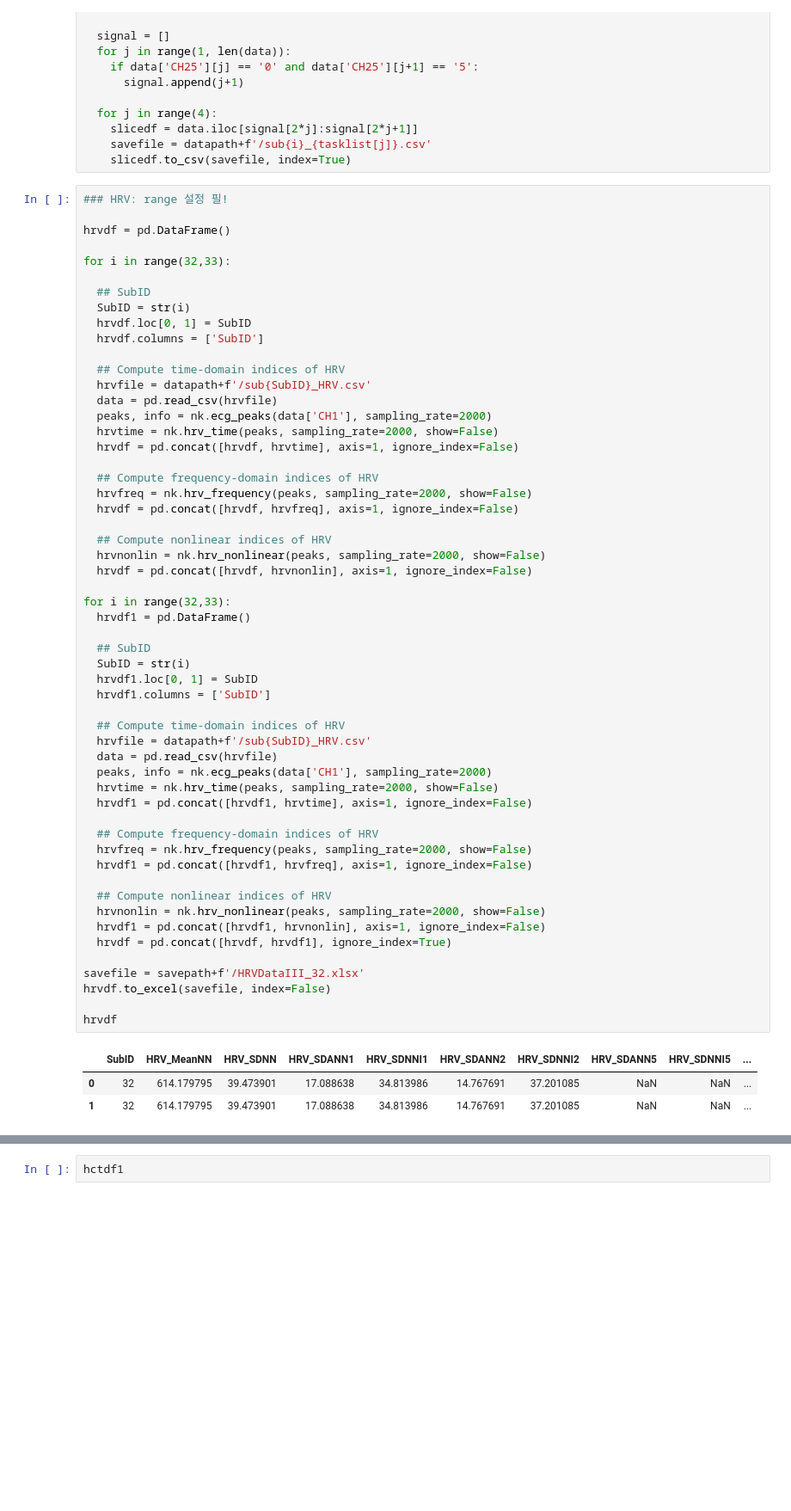
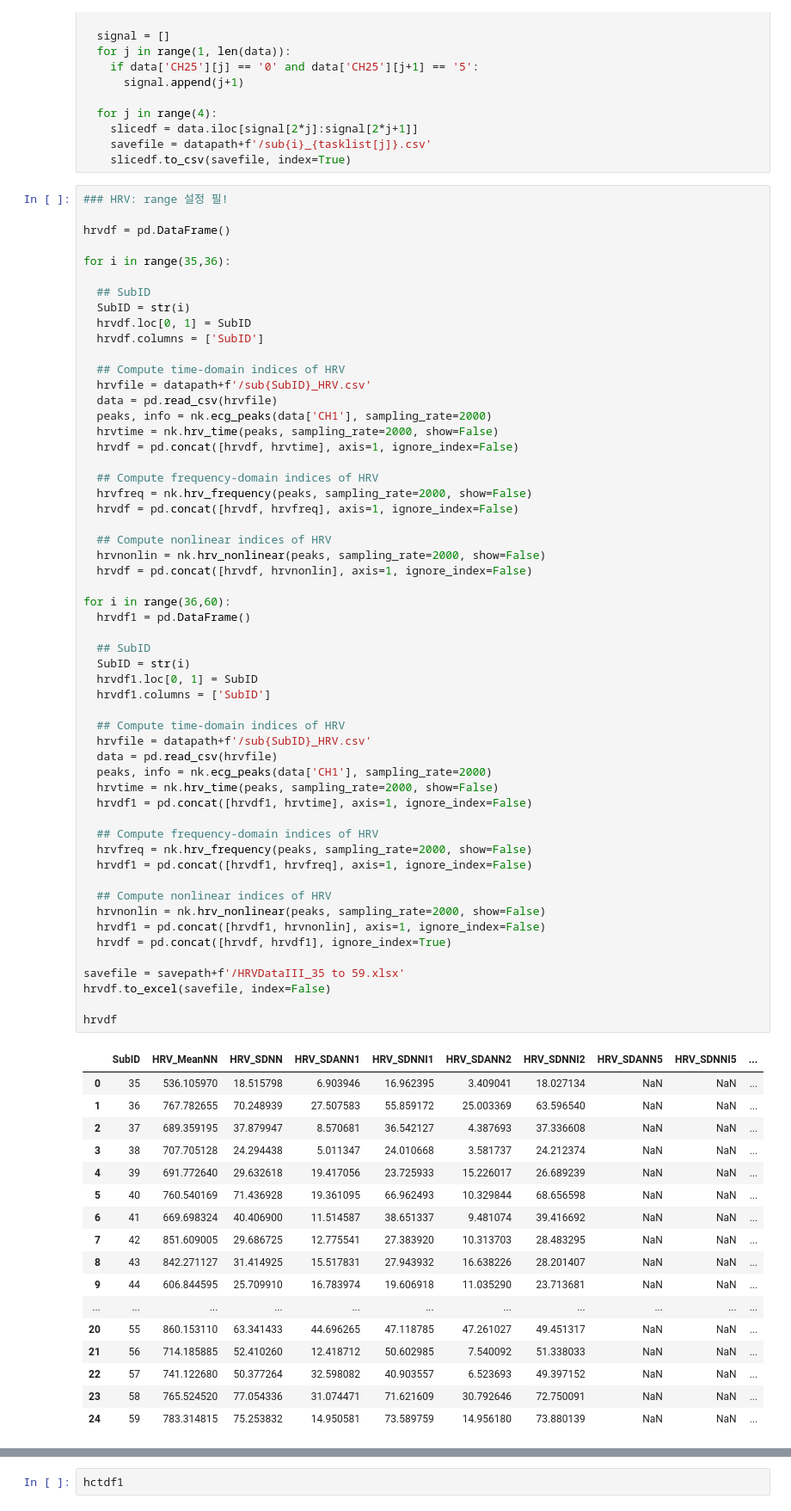
Before and after one commit to daonly/personal, a Jupyter notebook: [Conf]_physio.ipynb, the cells around one changed output, grey strips where cells are left out. Shown: that part at 86% size. Drawn from its saved outputs; the diff is of its cells as text; blank space fills up the shorter version.

```diff
--- a/[Conf]_physio.ipynb
+++ b/[Conf]_physio.ipynb
@@ -84,7 +84,7 @@ for i in range(32, 33):
 
 hrvdf = pd.DataFrame()
 
-for i in range(32,33):
+for i in range(35,36):
 
   ## SubID
   SubID = str(i)
@@ -106,35 +106,49 @@ for i in range(32,33):
   hrvnonlin = nk.hrv_nonlinear(peaks, sampling_rate=2000, show=False)
   hrvdf = pd.concat([hrvdf, hrvnonlin], axis=1, ignore_index=False)
 
-for i in range(32,33):
+for i in range(36,60):
   hrvdf1 = pd.DataFrame()
 
   ## SubID
   SubID = str(i)
   hrvdf1.loc[0, 1] = SubID
   hrvdf1.columns = ['SubID']
 
   ## Compute time-domain indices of HRV
   hrvfile = datapath+f'/sub{SubID}_HRV.csv'
   data = pd.read_csv(hrvfile)
   peaks, info = nk.ecg_peaks(data['CH1'], sampling_rate=2000)
   hrvtime = nk.hrv_time(peaks, sampling_rate=2000, show=False)
   hrvdf1 = pd.concat([hrvdf1, hrvtime], axis=1, ignore_index=False)
 
   ## Compute frequency-domain indices of HRV
   hrvfreq = nk.hrv_frequency(peaks, sampling_rate=2000, show=False)
   hrvdf1 = pd.concat([hrvdf1, hrvfreq], axis=1, ignore_index=False)
 
   ## Compute nonlinear indices of HRV
   hrvnonlin = nk.hrv_nonlinear(peaks, sampling_rate=2000, show=False)
   hrvdf1 = pd.concat([hrvdf1, hrvnonlin], axis=1, ignore_index=False)
   hrvdf = pd.concat([hrvdf, hrvdf1], ignore_index=True)
 
-savefile = savepath+f'/HRVDataIII_32.xlsx'
+savefile = savepath+f'/HRVDataIII_35 to 59.xlsx'
 hrvdf.to_excel(savefile, index=False)
 
 hrvdf
 # %% [output]
 |  | SubID | HRV_MeanNN | HRV_SDNN | HRV_SDANN1 | HRV_SDNNI1 | HRV_SDANN2 | HRV_SDNNI2 | HRV_SDANN5 | HRV_SDNNI5 | ... |
-| 0 | 32 | 614.179795 | 39.473901 | 17.088638 | 34.813986 | 14.767691 | 37.201085 | NaN | NaN | ... |
-| 1 | 32 | 614.179795 | 39.473901 | 17.088638 | 34.813986 | 14.767691 | 37.201085 | NaN | NaN | ... |
+| 0 | 35 | 536.105970 | 18.515798 | 6.903946 | 16.962395 | 3.409041 | 18.027134 | NaN | NaN | ... |
+| 1 | 36 | 767.782655 | 70.248939 | 27.507583 | 55.859172 | 25.003369 | 63.596540 | NaN | NaN | ... |
+| 2 | 37 | 689.359195 | 37.879947 | 8.570681 | 36.542127 | 4.387693 | 37.336608 | NaN | NaN | ... |
+| 3 | 38 | 707.705128 | 24.294438 | 5.011347 | 24.010668 | 3.581737 | 24.212374 | NaN | NaN | ... |
+| 4 | 39 | 691.772640 | 29.632618 | 19.417056 | 23.725933 | 15.226017 | 26.689239 | NaN | NaN | ... |
+| 5 | 40 | 760.540169 | 71.436928 | 19.361095 | 66.962493 | 10.329844 | 68.656598 | NaN | NaN | ... |
+| 6 | 41 | 669.698324 | 40.406900 | 11.514587 | 38.651337 | 9.481074 | 39.416692 | NaN | NaN | ... |
+| 7 | 42 | 851.609005 | 29.686725 | 12.775541 | 27.383920 | 10.313703 | 28.483295 | NaN | NaN | ... |
+| 8 | 43 | 842.271127 | 31.414925 | 15.517831 | 27.943932 | 16.638226 | 28.201407 | NaN | NaN | ... |
+| 9 | 44 | 606.844595 | 25.709910 | 16.783974 | 19.606918 | 11.035290 | 23.713681 | NaN | NaN | ... |
+| ... | ... | ... | ... | ... | ... | ... | ... | ... | ... | ... |
+| 20 | 55 | 860.153110 | 63.341433 | 44.696265 | 47.118785 | 47.261027 | 49.451317 | NaN | NaN | ... |
+| 21 | 56 | 714.185885 | 52.410260 | 12.418712 | 50.602985 | 7.540092 | 51.338033 | NaN | NaN | ... |
+| 22 | 57 | 741.122680 | 50.377264 | 32.598082 | 40.903557 | 6.523693 | 49.397152 | NaN | NaN | ... |
+| 23 | 58 | 765.524520 | 77.054336 | 31.074471 | 71.621609 | 30.792646 | 72.750091 | NaN | NaN | ... |
+| 24 | 59 | 783.314815 | 75.253832 | 14.950581 | 73.589759 | 14.956180 | 73.880139 | NaN | NaN | ... |
```
Also changed, not shown: parts of 4 cells of this notebook.
